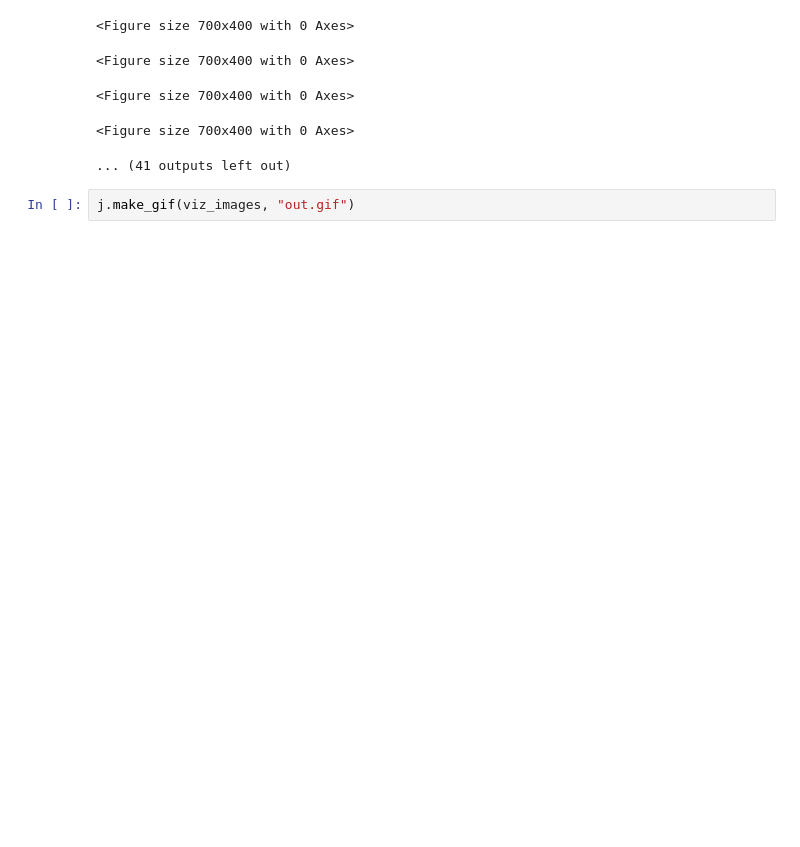
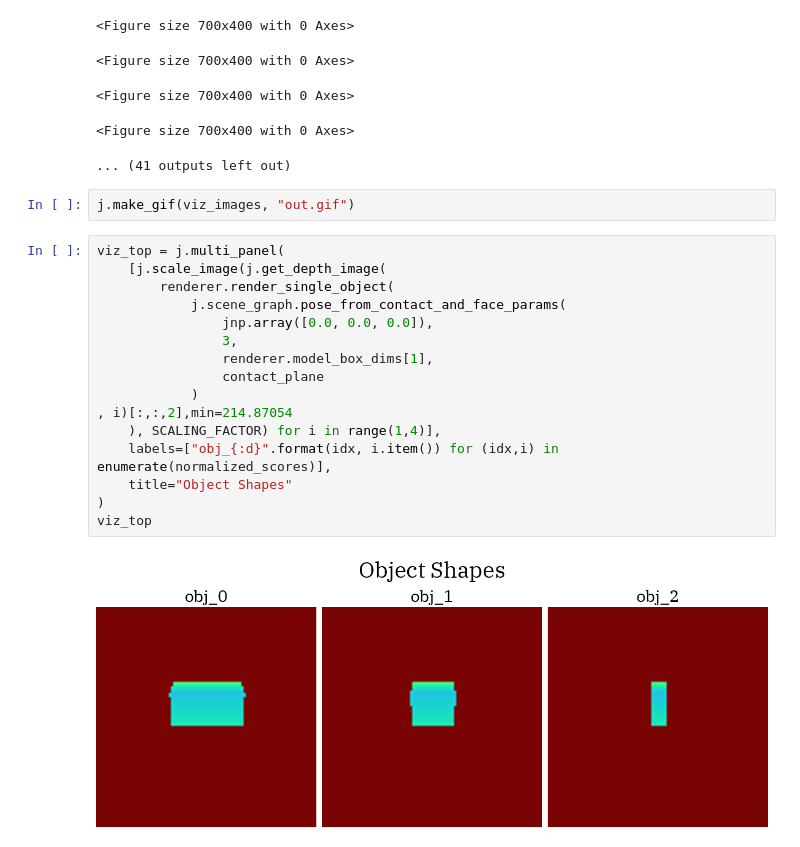
Before and after one commit to probcomp/bayes3d, a Jupyter notebook: experiments/tabletop/posterior_uncertainty.ipynb, the cells around one changed output. Cells and saved outputs as stored; diff of their text form; blank space fills up the shorter version.

```diff
--- a/experiments/tabletop/posterior_uncertainty.ipynb
+++ b/experiments/tabletop/posterior_uncertainty.ipynb
@@ -395,4 +426,22 @@ Best
 ... (41 outputs left out)
 # %%
 j.make_gif(viz_images, "out.gif")
+# %%
+viz_top = j.multi_panel(
+    [j.scale_image(j.get_depth_image(
+        renderer.render_single_object(
+            j.scene_graph.pose_from_contact_and_face_params(
+                jnp.array([0.0, 0.0, 0.0]),
+                3,
+                renderer.model_box_dims[1],
+                contact_plane
+            )
+, i)[:,:,2],min=214.87054
+    ), SCALING_FACTOR) for i in range(1,4)],
+    labels=["obj_{:d}".format(idx, i.item()) for (idx,i) in enumerate(normalized_scores)],
+    title="Object Shapes"
+)
+viz_top
+# %% [output]
+[figure, added]
 # %%
```
Also changed, not shown: parts of 9 cells of this notebook, 3 other files.
